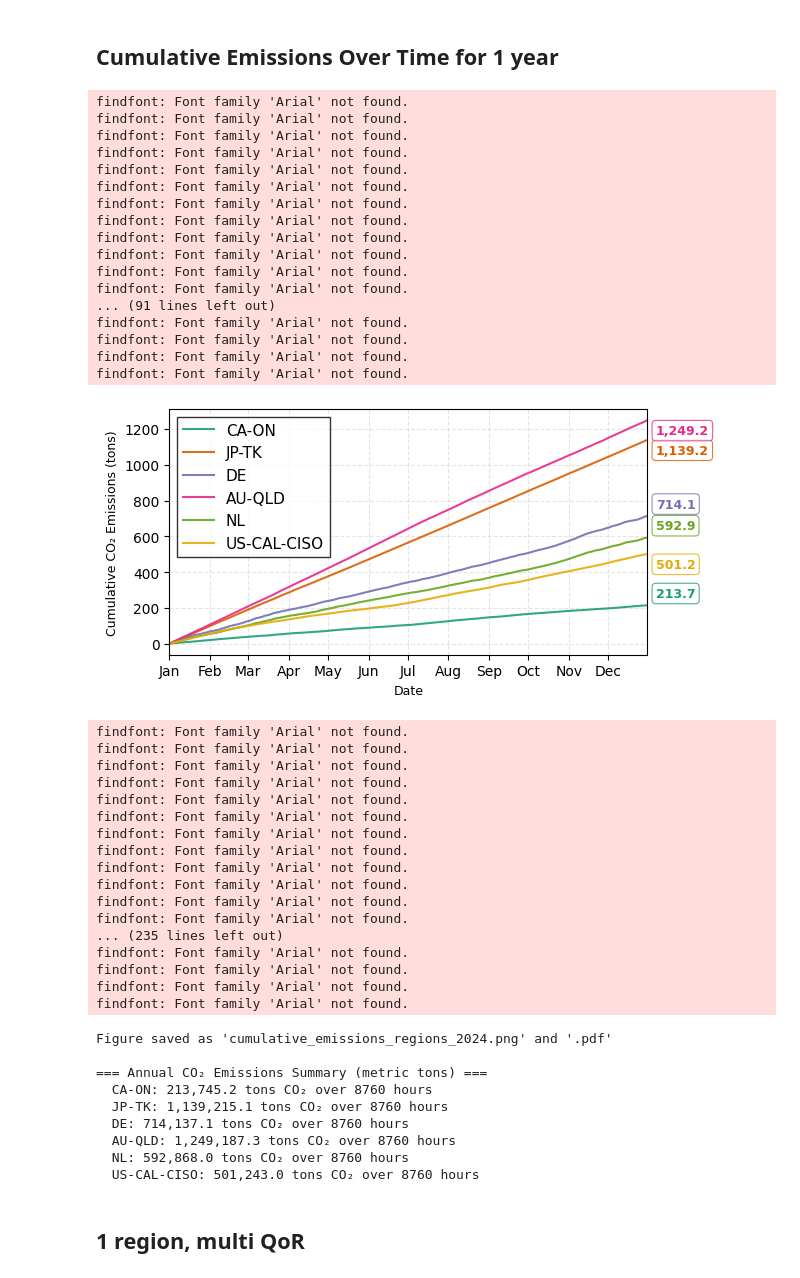
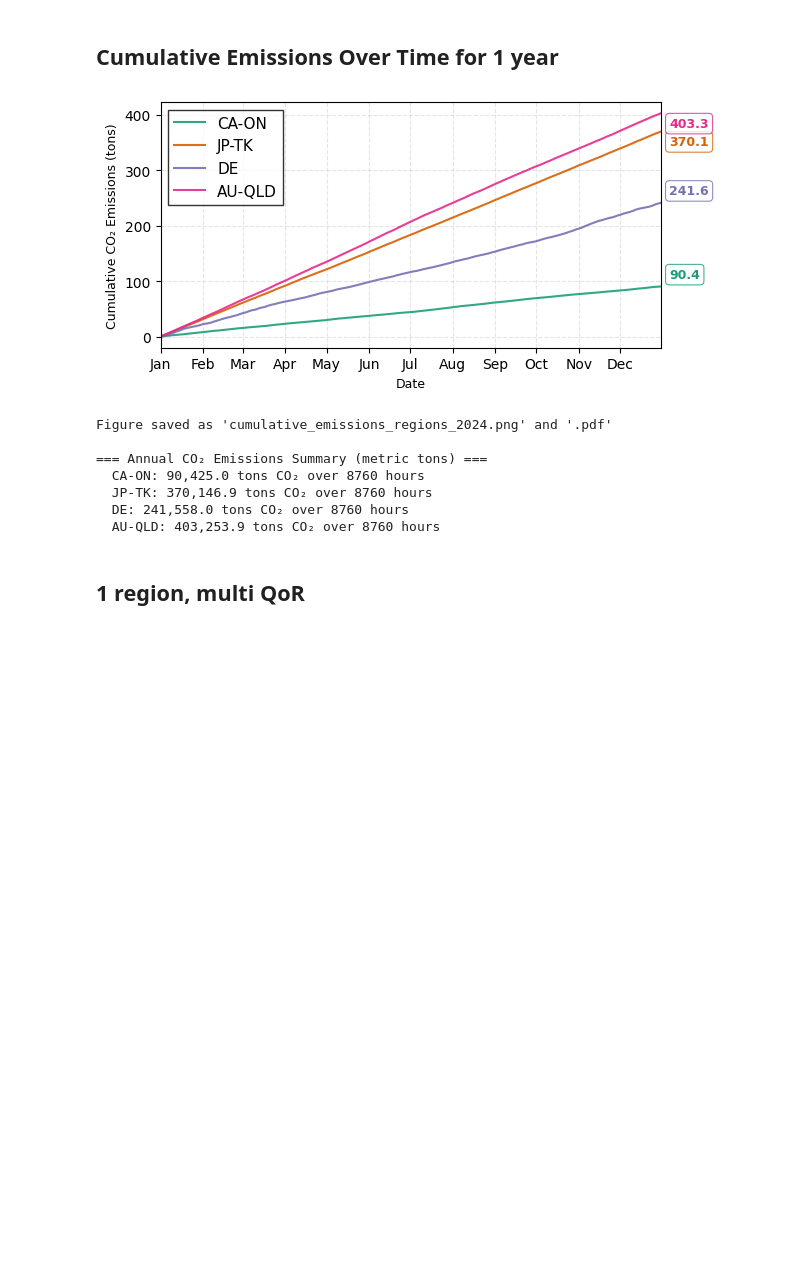
Before and after one commit to Chadlikouider/multi-tier-llm-routing-v2, a Jupyter notebook: visual/emissions_over_time_analysis.ipynb, the cells around one changed output. Cells and saved outputs as stored; diff of their text form; code cells hidden in the pictures; blank space fills up the shorter version.

```diff
--- a/visual/emissions_over_time_analysis.ipynb
+++ b/visual/emissions_over_time_analysis.ipynb
@@ -64,11 +64,11 @@ file_paths = [
     '/home/chad/Desktop/multi-tier-llm-routing-v2/results/JP-TK_2024_qor_sweep/qor_0.50/checkpoint_hour_8760.json',
     '/home/chad/Desktop/multi-tier-llm-routing-v2/results/DE_2024_qor_sweep/qor_0.50/checkpoint_hour_8760.json',
     '/home/chad/Desktop/multi-tier-llm-routing-v2/results/AU-QLD_2024_qor_sweep/qor_0.50/checkpoint_hour_8760.json',
-    '/home/chad/Desktop/multi-tier-llm-routing-v2/results/NL_2024_qor_sweep/qor_0.50/checkpoint_hour_8760.json',
-    '/home/chad/Desktop/multi-tier-llm-routing-v2/results/US-CAL-CISO_2024_qor_sweep/qor_0.50/checkpoint_hour_8760.json'
+    #'/home/chad/Desktop/multi-tier-llm-routing-v2/results/NL_2024_qor_sweep/qor_0.50/checkpoint_hour_8760.json',
+    #'/home/chad/Desktop/multi-tier-llm-routing-v2/results/US-CAL-CISO_2024_qor_sweep/qor_0.50/checkpoint_hour_8760.json'
 ]
 
-region_names = ['CA-ON', 'JP-TK', 'DE', 'AU-QLD', 'NL', 'US-CAL-CISO']
+region_names = ['CA-ON', 'JP-TK', 'DE', 'AU-QLD']
 
 # Validate
 if len(region_names) != len(file_paths):
@@ -138,77 +138,41 @@ if all_timestamps:
 
     months = mdates.MonthLocator()
     month_fmt = mdates.DateFormatter('%b')
     ax.xaxis.set_major_locator(months)
     ax.xaxis.set_major_formatter(month_fmt)
 
 # Legend outside if needed
 ax.legend(loc='upper left', frameon=True, fancybox=False, edgecolor='black')
 
 # Tight layout already enabled via rcParams
 plt.show()
 
 # Cell 5: Export for MDPI (high-res PNG)
 fig.savefig('cumulative_emissions_regions_2024.png', dpi=300)
 fig.savefig('cumulative_emissions_regions_2024.pdf')  # Vector version
 print("Figure saved as 'cumulative_emissions_regions_2024.png' and '.pdf'")
 
 # Cell 6: Print summary in tons
 print("\n=== Annual CO₂ Emissions Summary (metric tons) ===")
 for fp, name in zip(file_paths, region_names):
     if os.path.exists(fp):
         with open(fp, 'r') as f:
             data = json.load(f)
         total_kg = np.cumsum([e['emissions'] for e in data['results']])[-1]
         total_tons = total_kg / 1000.0
         hours = len(data['results'])
         print(f"  {name}: {total_tons:,.1f} tons CO₂ over {hours} hours")
     else:
         print(f"  {name}: FILE NOT FOUND")
 # %% [output]
+[figure, new version]
-findfont: Font family 'Arial' not found.
-findfont: Font family 'Arial' not found.
-findfont: Font family 'Arial' not found.
-findfont: Font family 'Arial' not found.
-findfont: Font family 'Arial' not found.
-findfont: Font family 'Arial' not found.
-findfont: Font family 'Arial' not found.
-findfont: Font family 'Arial' not found.
-findfont: Font family 'Arial' not found.
-findfont: Font family 'Arial' not found.
-findfont: Font family 'Arial' not found.
-findfont: Font family 'Arial' not found.
-... (91 lines left out)
-findfont: Font family 'Arial' not found.
-findfont: Font family 'Arial' not found.
-findfont: Font family 'Arial' not found.
-findfont: Font family 'Arial' not found.
+Figure saved as 'cumulative_emissions_regions_2024.png' and '.pdf'
+
+=== Annual CO₂ Emissions Summary (metric tons) ===
+  CA-ON: 90,425.0 tons CO₂ over 8760 hours
+  JP-TK: 370,146.9 tons CO₂ over 8760 hours
+  DE: 241,558.0 tons CO₂ over 8760 hours
+  AU-QLD: 403,253.9 tons CO₂ over 8760 hours
-[figure, old version]
-findfont: Font family 'Arial' not found.
-findfont: Font family 'Arial' not found.
-findfont: Font family 'Arial' not found.
-findfont: Font family 'Arial' not found.
-findfont: Font family 'Arial' not found.
-findfont: Font family 'Arial' not found.
-findfont: Font family 'Arial' not found.
-findfont: Font family 'Arial' not found.
-findfont: Font family 'Arial' not found.
-findfont: Font family 'Arial' not found.
-findfont: Font family 'Arial' not found.
-findfont: Font family 'Arial' not found.
-... (235 lines left out)
-findfont: Font family 'Arial' not found.
-findfont: Font family 'Arial' not found.
-findfont: Font family 'Arial' not found.
-findfont: Font family 'Arial' not found.
-Figure saved as 'cumulative_emissions_regions_2024.png' and '.pdf'
-
-=== Annual CO₂ Emissions Summary (metric tons) ===
-  CA-ON: 213,745.2 tons CO₂ over 8760 hours
-  JP-TK: 1,139,215.1 tons CO₂ over 8760 hours
-  DE: 714,137.1 tons CO₂ over 8760 hours
-  AU-QLD: 1,249,187.3 tons CO₂ over 8760 hours
-  NL: 592,868.0 tons CO₂ over 8760 hours
-  US-CAL-CISO: 501,243.0 tons CO₂ over 8760 hours
 # %% [markdown]
 ## 1 region, multi QoR
 # %%
```
Also changed, not shown: parts of 3 cells of this notebook, 6 other files.
